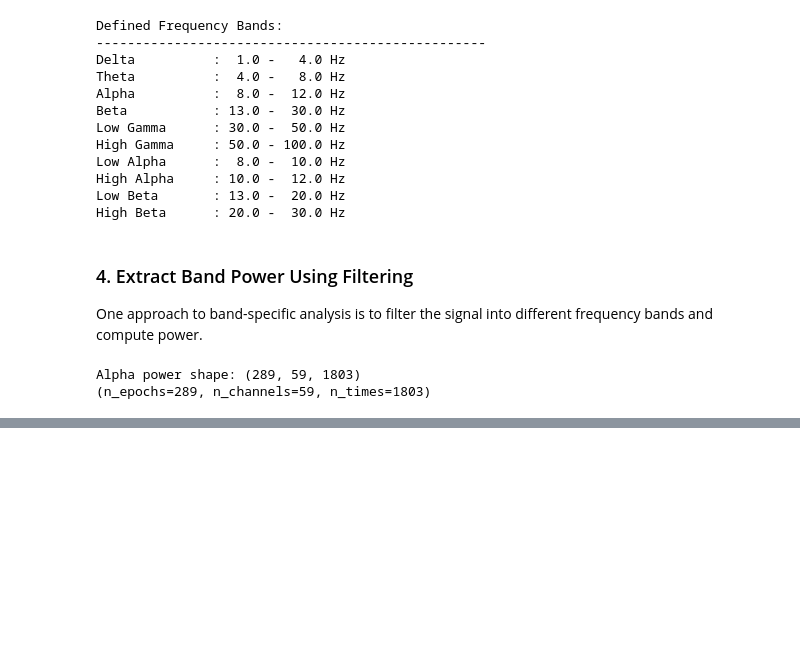
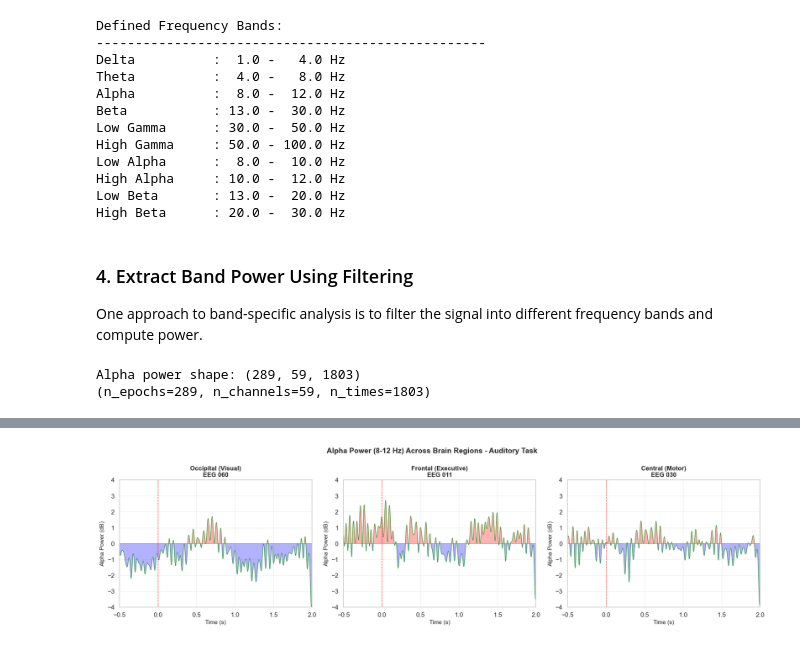
Before and after one commit to yibeisita/neuro-ai-playground, a Jupyter notebook: tutorials/04_frequency_domain/02_oscillatory_analysis.ipynb, the cells around one changed output, grey strips where cells are left out. Cells and saved outputs as stored; diff of their text form; code cells hidden in the pictures; blank space fills up the shorter version.

```diff
--- a/tutorials/04_frequency_domain/02_oscillatory_analysis.ipynb
+++ b/tutorials/04_frequency_domain/02_oscillatory_analysis.ipynb
@@ -231,0 +319,41 @@ Alpha power shape: (289, 59, 1803)
+# %%
+# Compare alpha power in occipital vs frontal channels
+channels_to_compare = {
+    'Occipital (Visual)': 'EEG 060',  # Strong alpha
+    'Frontal (Executive)': 'EEG 011',  # Weaker alpha
+    'Central (Motor)': 'EEG 030',      # Mu rhythm (motor alpha)
+}
+# %%
+fig, axes = plt.subplots(1, 3, figsize=(18, 5))
+
+for ax, (region_name, channel) in zip(axes, channels_to_compare.items()):
+    channel_idx = epochs_aud.ch_names.index(channel)
+
+    # Compute alpha power
+    alpha_power = compute_band_power(epochs_aud, 'Alpha', 8, 12)
+    power_avg = alpha_power[:, channel_idx, :].mean(axis=0)
+
+    # Baseline correction
+    baseline_mask = (epochs_aud.times >= -1.0) & (epochs_aud.times < -0.5)
+    baseline = power_avg[baseline_mask].mean()
+    power_db = 10 * np.log10(power_avg / baseline)
+
+    # Plot
+    ax.plot(epochs_aud.times, power_db, linewidth=0.8, color=BAND_COLORS['Alpha'])
+    ax.axvline(0, color='red', linestyle='--', linewidth=1, alpha=0.7)
+    ax.axhline(0, color='gray', linestyle=':', linewidth=0.5)
+    ax.fill_between(epochs_aud.times, 0, power_db,where=(power_db < 0), alpha=0.3, color='blue')
+    ax.fill_between(epochs_aud.times, 0, power_db,where=(power_db > 0), alpha=0.3, color='red')
+
+    ax.set_xlabel('Time (s)', fontsize=11)
+    ax.set_ylabel('Alpha Power (dB)', fontsize=11)
+    ax.set_title(f'{region_name}\n{channel}', fontsize=12, fontweight='bold')
+    ax.grid(alpha=0.3)
+    ax.set_xlim([-0.5, 2.0])
+    ax.set_ylim([-4, 4])
+
+plt.suptitle('Alpha Power (8-12 Hz) Across Brain Regions - Auditory Task', fontsize=14, fontweight='bold')
+plt.tight_layout()
+plt.show()
+# %% [output]
+[figure, added]
```
Also changed, not shown: parts of 39 cells of this notebook, 1 other file.
